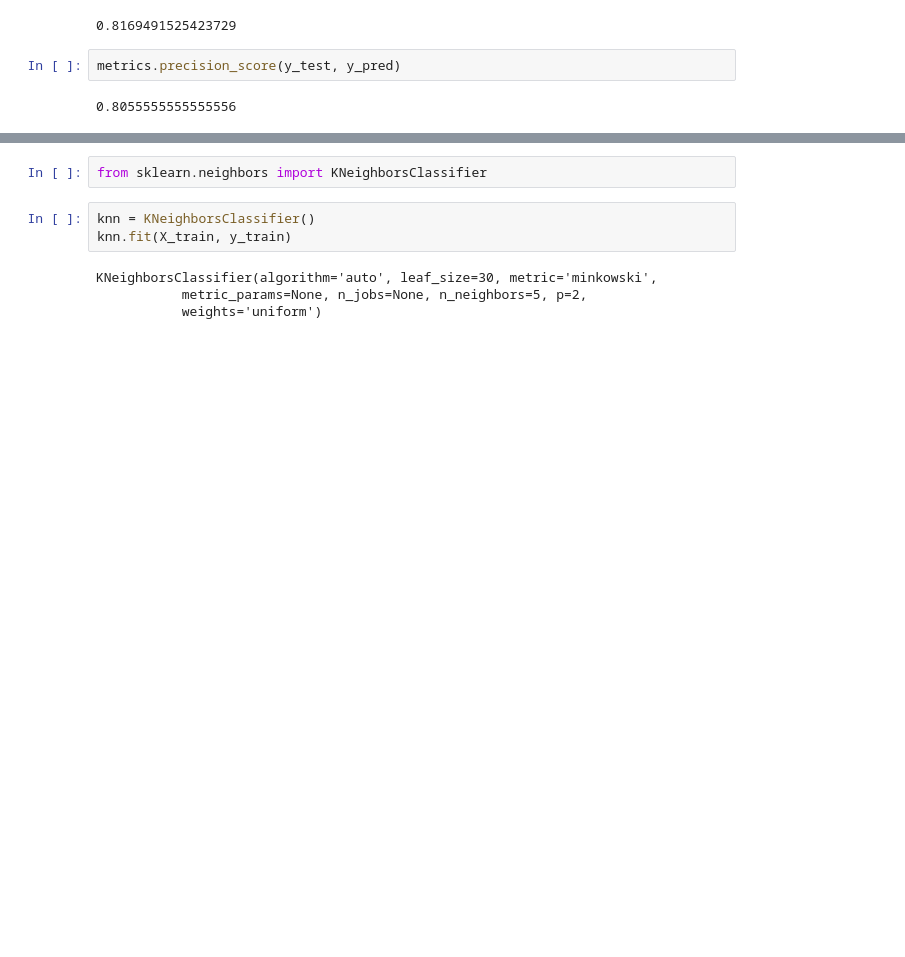
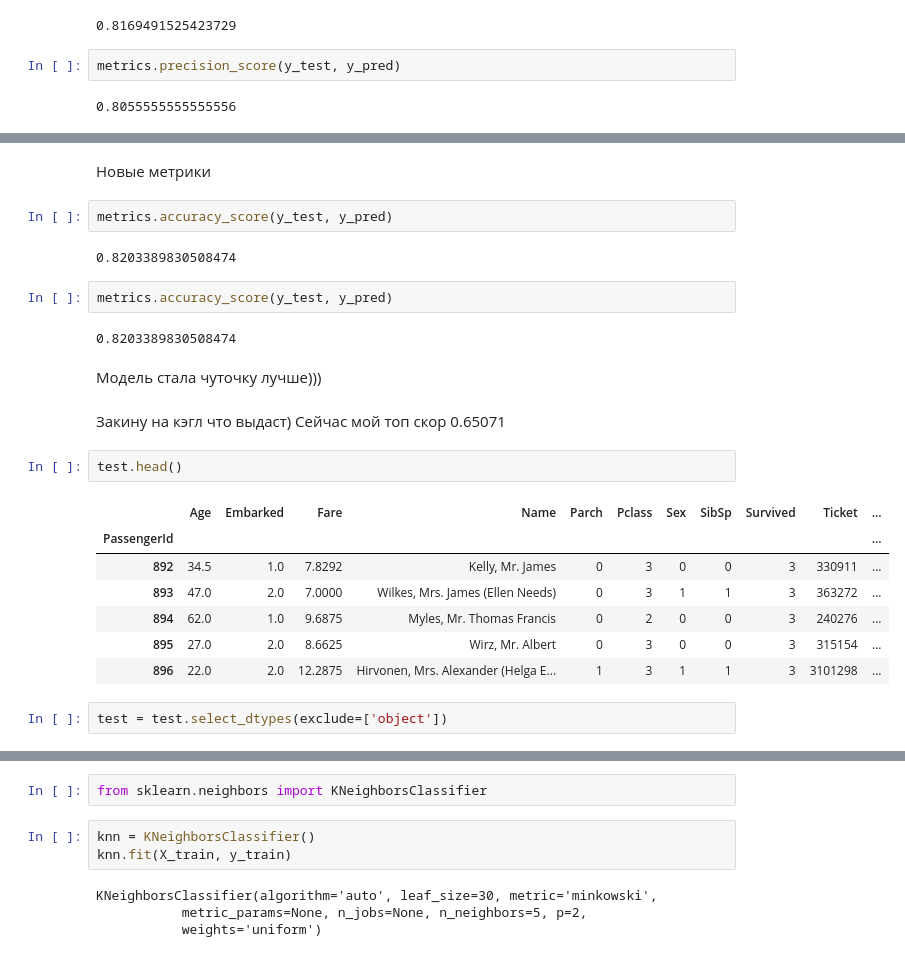
Before and after one commit to Simaregele/TitanicPythonPred, a Jupyter notebook: Titanic.ipynb, the cells around one changed output, grey strips where cells are left out. Cells and saved outputs as stored; diff of their text form; blank space fills up the shorter version.

```diff
--- a/Titanic.ipynb
+++ b/Titanic.ipynb
@@ -614,0 +639,26 @@ logreg.get_paramst_params()
+# %% [markdown]
+Новые метрики
+# %%
+metrics.accuracy_score(y_test, y_pred)
+# %% [output]
+0.8203389830508474
+# %%
+metrics.accuracy_score(y_test, y_pred)
+# %% [output]
+0.8203389830508474
+# %% [markdown]
+Модель стала чуточку лучше)))
+# %% [markdown]
+Закину на кэгл что выдаст) Сейчас мой топ скор 0.65071
+# %%
+test.head()
+# %% [output]
+|  | Age | Embarked | Fare | Name | Parch | Pclass | Sex | SibSp | Survived | Ticket | ... |
+| PassengerId |  |  |  |  |  |  |  |  |  |  | ... |
+| 892 | 34.5 | 1.0 | 7.8292 | Kelly, Mr. James | 0 | 3 | 0 | 0 | 3 | 330911 | ... |
+| 893 | 47.0 | 2.0 | 7.0000 | Wilkes, Mrs. James (Ellen Needs) | 0 | 3 | 1 | 1 | 3 | 363272 | ... |
+| 894 | 62.0 | 1.0 | 9.6875 | Myles, Mr. Thomas Francis | 0 | 2 | 0 | 0 | 3 | 240276 | ... |
+| 895 | 27.0 | 2.0 | 8.6625 | Wirz, Mr. Albert | 0 | 3 | 0 | 0 | 3 | 315154 | ... |
+| 896 | 22.0 | 2.0 | 12.2875 | Hirvonen, Mrs. Alexander (Helga E... | 1 | 3 | 1 | 1 | 3 | 3101298 | ... |
+# %%
+test = test.select_dtypes(exclude=['object'])
```
Also changed, not shown: parts of 24 cells of this notebook, 1 other file.
